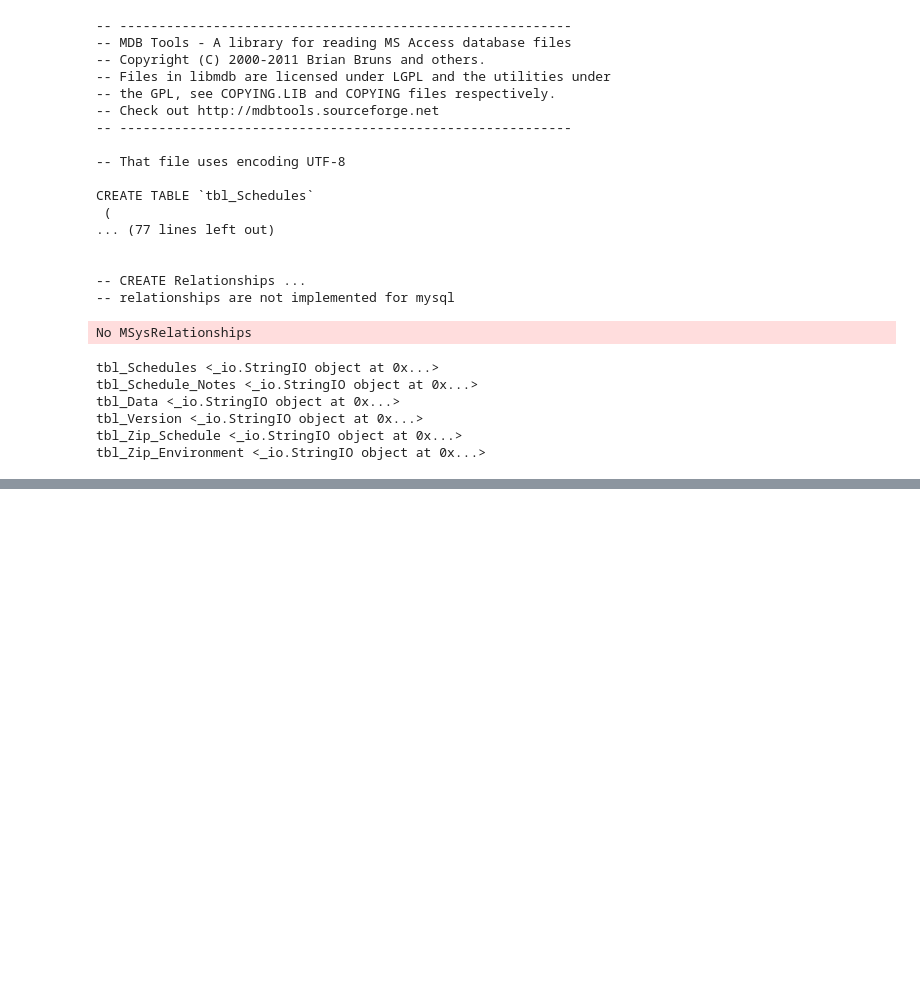
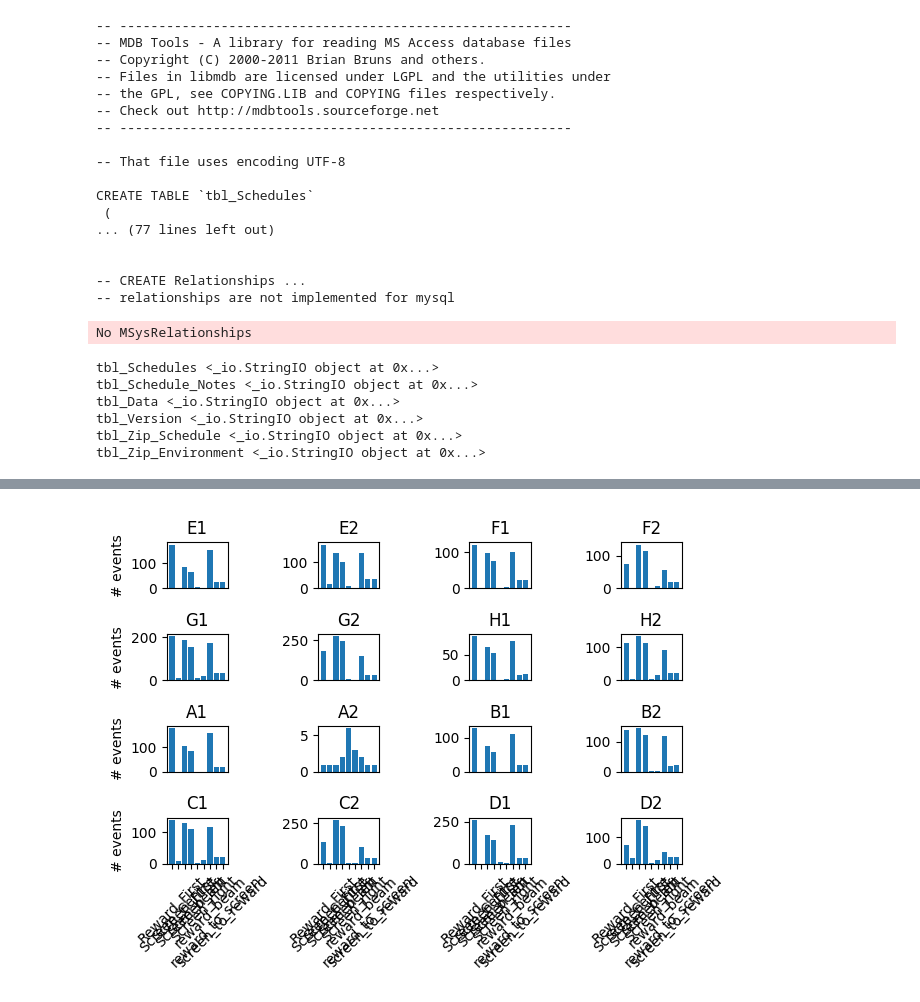
Before and after one commit to yger/equipsy, a Jupyter notebook: results/analysis.ipynb, the cells around one changed output, grey strips where cells are left out. Saved outputs shown, nothing was run; the diff lists cells and outputs as text; code cells hidden in the pictures; blank space fills up the shorter version.

```diff
--- a/results/analysis.ipynb
+++ b/results/analysis.ipynb
@@ -121,0 +50,6 @@ array([9])
+# %%
+%matplotlib widget
+from plotting import display_group_experiments
+display_group_experiments(group_experiments)
+# %% [output]
+[figure, added]
```
Also changed, not shown: parts of 14 cells of this notebook, 1 other file.
